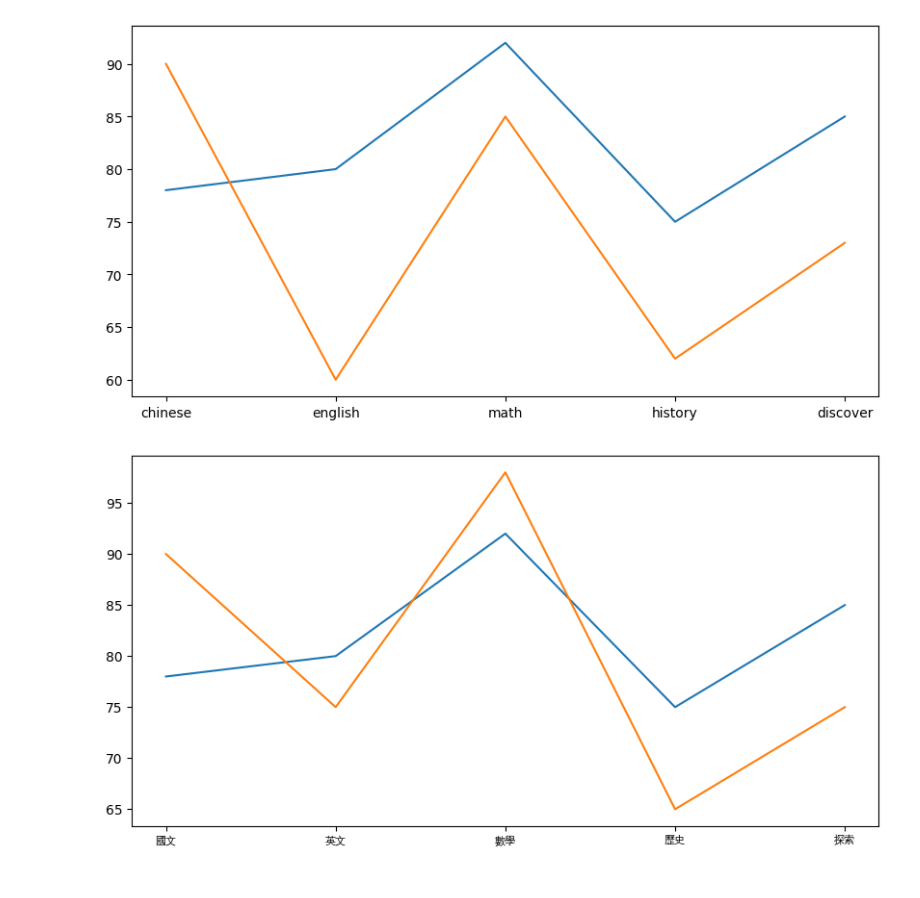
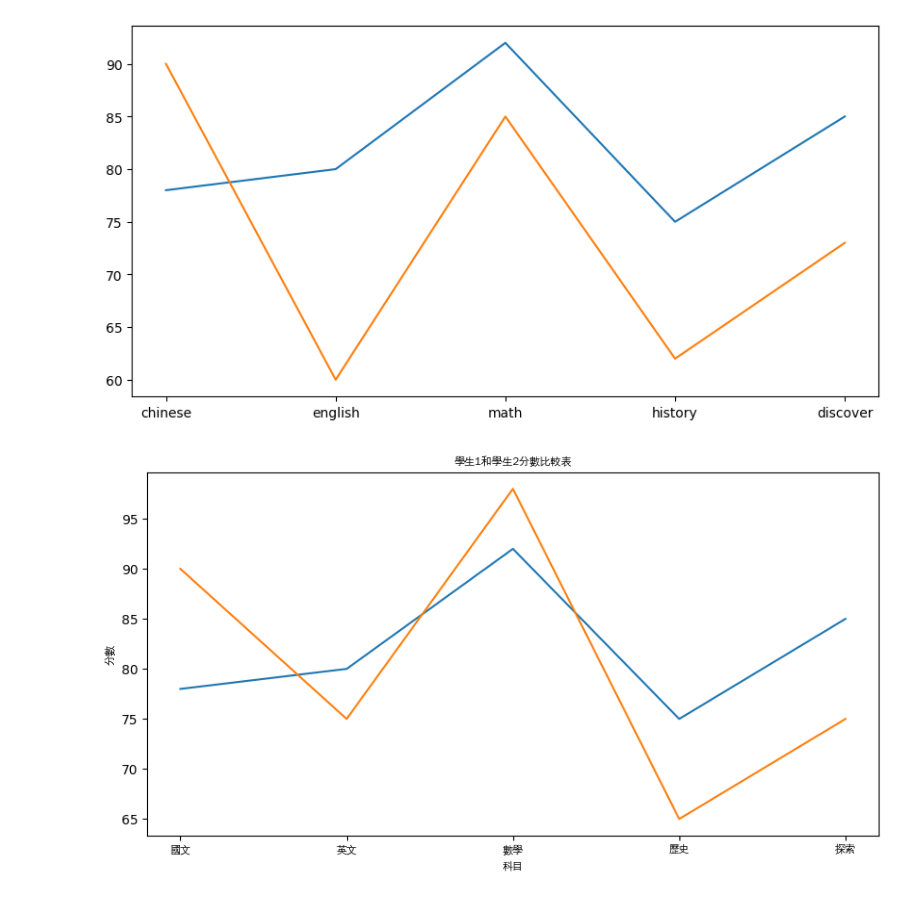
Before and after one commit to SophiaSu0925/__2024_07_29_AI_python, a Jupyter notebook: lesson13/lessom13_1.ipynb, the cells around one changed output. Saved outputs shown, nothing was run; the diff lists cells and outputs as text; code cells hidden in the pictures.

```diff
--- a/lesson13/lessom13_1.ipynb
+++ b/lesson13/lessom13_1.ipynb
@@ -53,30 +53,33 @@ plt.show()
 # %%
 #window字型路徑
 #font=FontProperties(fname=r'c:\windows\fonts\simsun.ttc',size=8)
 #=======
 #mac字型路徑
 #font=FontProperties(fname='/Library/Fonts/Arial Unicode.ttf',size=8)
 #=======
 #linux
 #安裝字型
 #sudo apt-get update -y
 #sudo apt-get install -y fonts-wqy-zenhei
 #linux字型路徑
 #font=FontProperties(fname='/usr/share/fonts/truetype/wqy/wqy-zenhei.ttc',size=8)
 import matplotlib.pyplot as plt
 from matplotlib.font_manager import FontProperties
 font=FontProperties(fname='/usr/share/fonts/truetype/wqy/wqy-zenhei.ttc',size=8)
 student1:dict[str,int] = {'國文':78, '英文':80, '數學':92, '歷史':75, '探索':85}
 student2:dict[str,int] = {'國文':90, '英文':75, '數學':98, '歷史':65, '探索':75}
 subject = list(student1.keys())
 score1 = list(student1.values())
 score2 = list(student2.values())
 
 figure = plt.figure(figsize=(10,5))
 axes = figure.add_subplot(1,1,1)
 axes.plot(subject,score1)
 axes.plot(subject,score2)
 axes.set_xticklabels(subject,fontproperties=font)
+axes.set_title('學生1和學生2分數比較表', fontproperties=font)
+axes.set_xlabel('科目', fontproperties=font)
+axes.set_ylabel('分數', fontproperties=font)
 plt.show()
 # %% [output]
-[figure, old version]
+[figure, new version]
```
